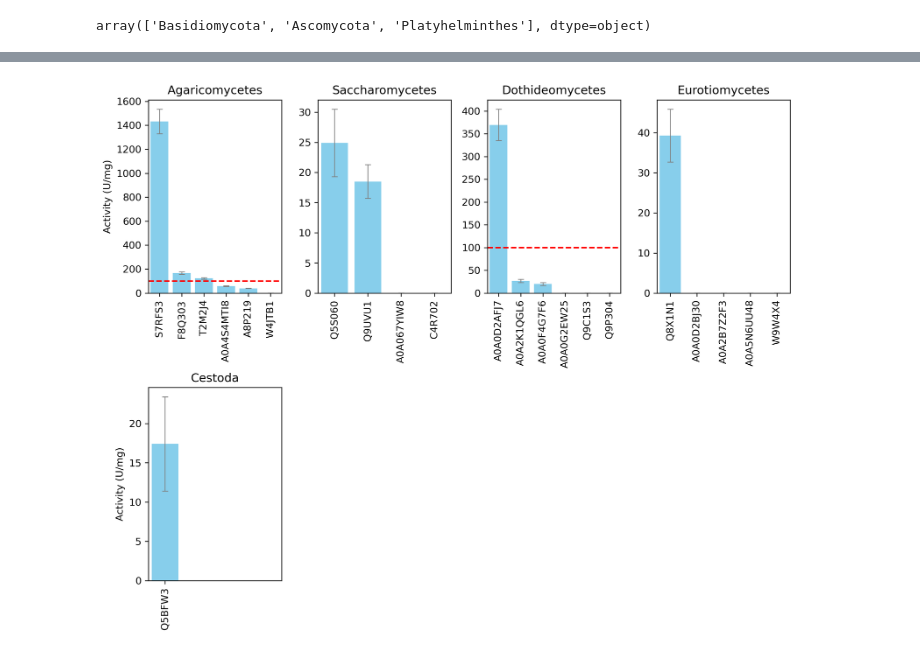
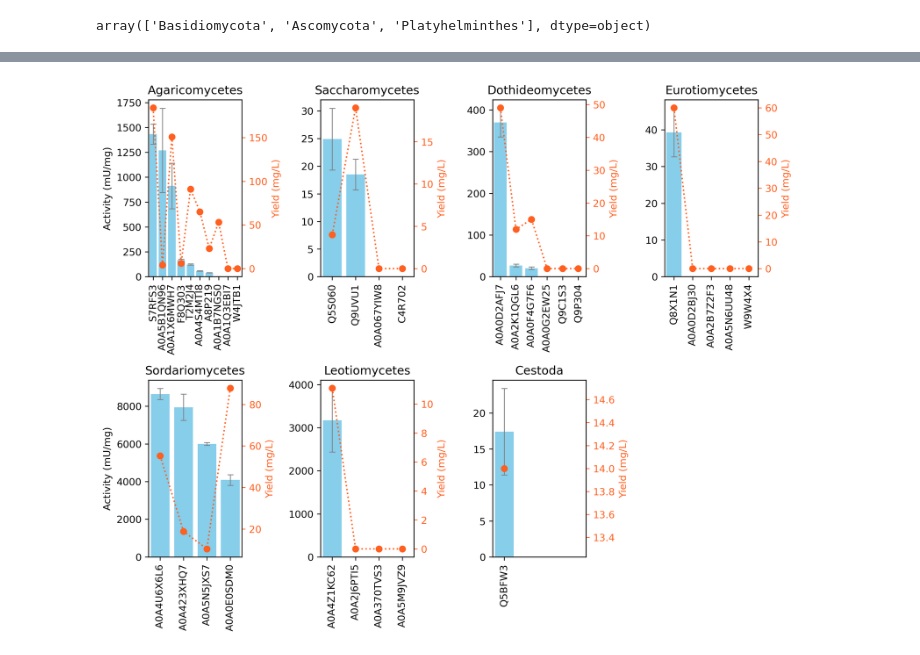
Before and after one commit to ZOOEEER/enzyme-mining-aox, a Jupyter notebook: 8-results-analysis.ipynb, the cells around one changed output, grey strips where cells are left out. Drawn from its saved outputs; the diff is of its cells as text; code cells hidden in the pictures.

Commit message:
0116 make the code and do the structrue visualization

```diff
--- a/8-results-analysis.ipynb
+++ b/8-results-analysis.ipynb
@@ -11,12 +11,14 @@ print(CURRENT_DIR)
 d:\Python\aox\enzyme-mining-aox
 # %%
 DATADIR = os.path.join(CURRENT_DIR, "data", "aox")
+RAWDIR = os.path.join(DATADIR, "raw")
 RESULTDIR = join(DATADIR, "result")
 SSN_DIR = join(DATADIR, "graph", "acc")
 
 filenames = {
     "experiment_result": join(RESULTDIR, "experiment_result.tsv"), # the experiment results
     "sequence_picked": join(RESULTDIR, "sequence_picked_results.tsv"), # the picked sequence
+    "known_sequence": join(RAWDIR, "known_sequence.tsv"), # the refered sequence (22)
     "node_new": join(SSN_DIR, "node_new.tsv"),
     "sequence_picked_result": join(RESULTDIR, "sequence_picked_results.tsv"),
 }
@@ -102,13 +159,15 @@ experiment_result
 import pandas as pd
 import matplotlib.pyplot as plt
 
-fig, ax1 = plt.subplots(figsize=(10, 6), dpi=600)
+color_yield = '#FF5F1F'
+
+fig, ax1 = plt.subplots(figsize=(12, 6), dpi=600)
 
 ax1.bar(
     experiment_result['r_name'],
-    experiment_result['activity(U/mg)'],
+    experiment_result['activity(mU/mg)'],
     width=0.6,
-    label='Activity (U/mg)',
+    label='Activity (mU/mg)',
     color='skyblue',
     yerr=experiment_result['SD'],
     error_kw={
@@ -119,8 +178,8 @@ ax1.bar(
     }
 )
 ax1.set_xlabel("UniProt Accession of sequences", fontsize=14)
-ax1.set_ylabel("Activity (U/mg)", fontsize=14)
-ax1.set_ylim((0,1800))
+ax1.set_ylabel("Activity (mU/mg)", fontsize=14)
+ax1.set_ylim((0,10000))
 ax1.set_title("Activity and Yield of Selected Sequences", fontsize=16)
 ax1.tick_params(axis='x', rotation=90)
 for label, bl_picked in zip(ax1.get_xticklabels(), experiment_result['picked']):
@@ -131,10 +190,10 @@ for label, bl_picked in zip(ax1.get_xticklabels(), experiment_result['picked']):
         label.set_fontweight('bold')
 
 ax2 = ax1.twinx()
-ax2.plot(experiment_result['r_name'], experiment_result['Yield (mg/L)'], linestyle='dotted', marker='o', color='#FF8000', label='Yield (mg/L)')
-ax2.set_ylabel("Yield (mg/L)", fontsize=14, color='#FF8000')
+ax2.plot(experiment_result['r_name'], experiment_result['Yield (mg/L)'], linestyle='dotted', marker='o', color=color_yield, label='Yield (mg/L)')
+ax2.set_ylabel("Yield (mg/L)", fontsize=14, color=color_yield)
 ax2.set_ylim((-5,200))
-ax2.tick_params(axis='y', colors='#FF8000')
+ax2.tick_params(axis='y', colors=color_yield)
 
 plt.tight_layout()
 plt.show()
@@ -180,9 +242,10 @@ import pandas as pd
 import numpy as np
 
 bl_tax_score = False
-bl_activity_threshold = True
+bl_activity_threshold = False
+bl_yield = True
 
-activity_threshold = 100
+activity_threshold = 1000
 results = []
 
 df = experiment_result_picked_with_tax
@@ -193,7 +256,9 @@ classes = [
     'Saccharomycetes',
     'Dothideomycetes',
     'Eurotiomycetes',
-    'Cestoda'
+    'Sordariomycetes',
+    'Leotiomycetes',
+    'Cestoda',
 ]
 
 # Adjusted code to control xlim or bar width for consistency
@@ -207,14 +272,14 @@ axes_class = axes_class.flatten()
 
 for i, cls in enumerate(classes):
     subset = df[df['class'] == cls]
-    subset = subset.sort_values(by='activity(U/mg)', ascending=False)
+    subset = subset.sort_values(by='activity(mU/mg)', ascending=False)
     ax = axes_class[i]
     x_positions = range(len(subset))  # Adjust x positions based on the subset size
 
     # Plot with a consistent bar width
     ax.bar(
         x_positions,
-        subset['activity(U/mg)'],
+        subset['activity(mU/mg)'],
         yerr=subset['SD'],
         color='skyblue',
         width=0.8,
@@ -227,42 +292,56 @@ for i, cls in enumerate(classes):
     )
 
     if bl_activity_threshold:
-        if subset['activity(U/mg)'].max() > activity_threshold:
-            ax.axhline(y=100, color='red', linestyle='--')
+        if subset['activity(mU/mg)'].max() > activity_threshold:
+            ax.axhline(y=activity_threshold, color='red', linestyle='--')
 
     # Adjust xlim to maintain visual consistency
     ax.set_xlim([-0.5, -0.5+max(4, len(subset))])
     ax.set_title(f"{cls}")
-    ax.set_ylabel("Activity (U/mg)" if i % 4 == 0 else "")
+    ax.set_ylabel("Activity (mU/mg)" if i % 4 == 0 else "")
     ax.set_xticks(x_positions)
     ax.set_xticklabels(subset['r_name'], rotation=90)
 
     results.append([
         cls,
-        sum(subset['activity(U/mg)'] > activity_threshold),
-        sum(subset['activity(U/mg)'] > 0.1),
+        sum(subset['activity(mU/mg)'] > activity_threshold),
+        sum(subset['activity(mU/mg)'] > 0.1),
         len(subset)
     ])
 
     # Add a secondary y-axis for 'score'
     if bl_tax_score:
         ax2 = ax.twinx()
         ax2.plot(
             x_positions,
             subset['score'],
             linestyle='dotted',
             marker='o',
             color='blue',
             label='Score'
         )
         ax2.set_ylabel("Tax Score" if (i+1) % 4 == 0 else "", color='blue')
         ax2.tick_params(axis='y', colors='blue')
 
+    if bl_yield:
+        ax2 = ax.twinx()
+        ax2.plot(
+            x_positions,
+            subset['Yield (mg/L)'],
+            linestyle='dotted',
+            marker='o',
+            color=color_yield,
+            label='Yield (mg/L)'
+        )
+        ax2.set_ylabel("Yield (mg/L)", color=color_yield)
+        # ax2.set_ylim((-5,200))
+        ax2.tick_params(axis='y', colors=color_yield)
+
 # Hide any extra subplots
 for j in range(len(classes), len(axes_class)):
     fig_class.delaxes(axes_class[j])
 
 fig_class.tight_layout()
 plt.show()
 # %% [output]
-[figure, old version]
+[figure, new version]
```
Also changed, not shown: parts of 17 cells of this notebook, 31 other files.
